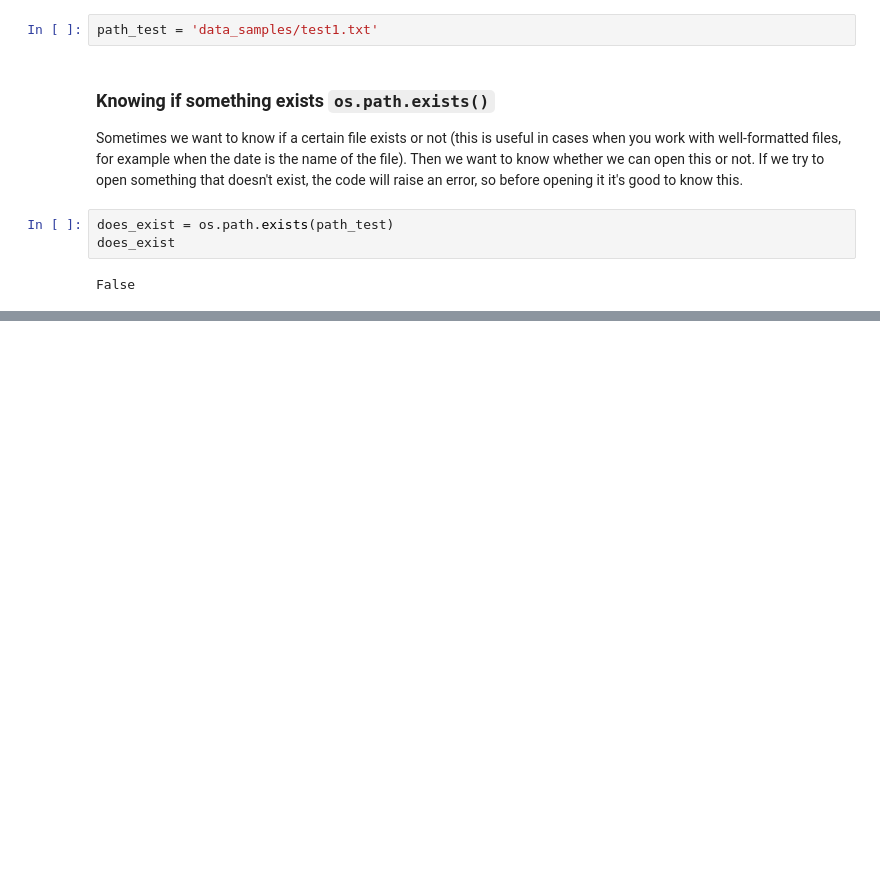
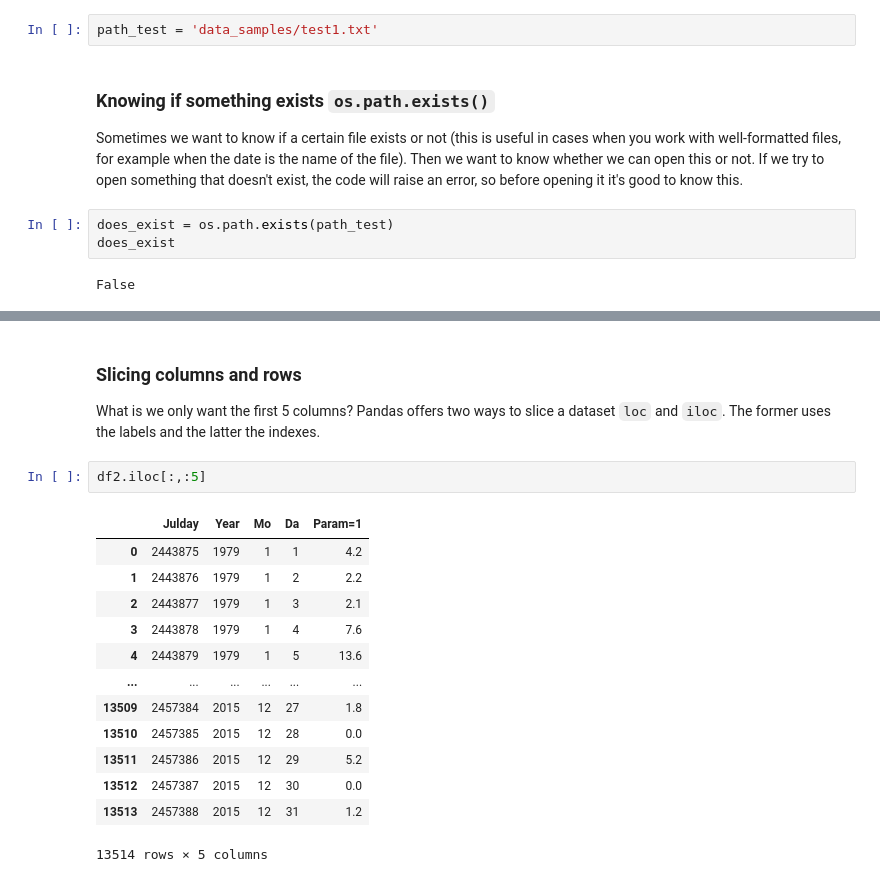
Before and after one commit to LudCano/LFA-python-short-course, a Jupyter notebook: Week2.ipynb, the cells around one changed output, grey strips where cells are left out. Saved outputs shown, nothing was run; the diff lists cells and outputs as text; blank space fills up the shorter version.

```diff
--- a/Week2.ipynb
+++ b/Week2.ipynb
@@ -77,0 +362,19 @@ For now we will stay here, and if needed we will learn more things for `os` and
+# %% [markdown]
+### Slicing columns and rows
+What is we only want the first 5 columns? Pandas offers two ways to slice a dataset `loc` and `iloc`. The former uses the labels and the latter the indexes.
+# %%
+df2.iloc[:,:5]
+# %% [output]
+|  | Julday | Year | Mo | Da | Param=1 |
+| 0 | 2443875 | 1979 | 1 | 1 | 4.2 |
+| 1 | 2443876 | 1979 | 1 | 2 | 2.2 |
+| 2 | 2443877 | 1979 | 1 | 3 | 2.1 |
+| 3 | 2443878 | 1979 | 1 | 4 | 7.6 |
+| 4 | 2443879 | 1979 | 1 | 5 | 13.6 |
+| ... | ... | ... | ... | ... | ... |
+| 13509 | 2457384 | 2015 | 12 | 27 | 1.8 |
+| 13510 | 2457385 | 2015 | 12 | 28 | 0.0 |
+| 13511 | 2457386 | 2015 | 12 | 29 | 5.2 |
+| 13512 | 2457387 | 2015 | 12 | 30 | 0.0 |
+| 13513 | 2457388 | 2015 | 12 | 31 | 1.2 |
+13514 rows × 5 columns
```
Also changed, not shown: parts of 52 cells of this notebook, 3 other files.
